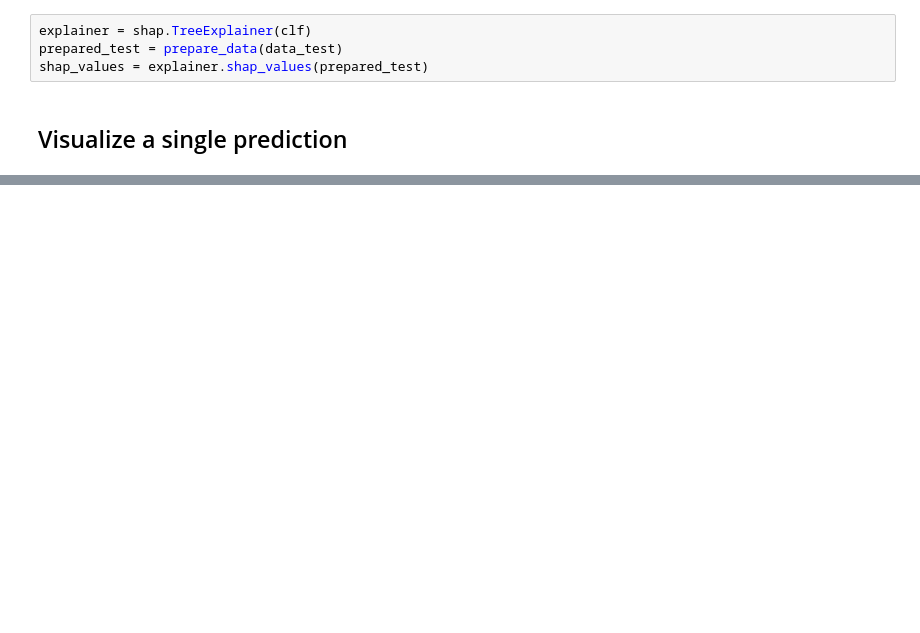
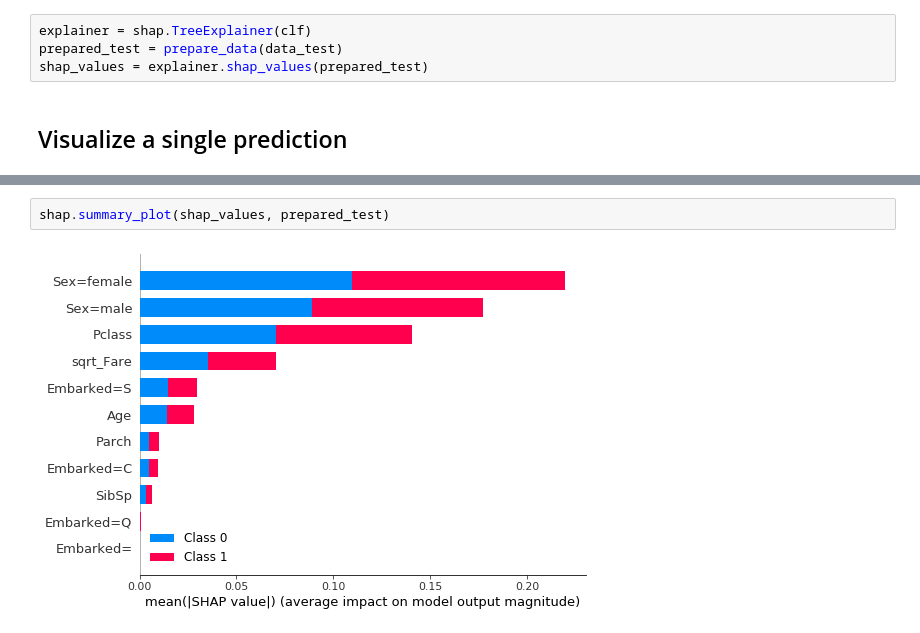
Before and after one commit to stanga87isp/corsoml, a Jupyter notebook: Forest,_Features_and_LightGBM.ipynb, the cells around one changed output, grey strips where cells are left out. Saved outputs shown, nothing was run; the diff lists cells and outputs as text; blank space fills up the shorter version.

```diff
--- a/Forest,_Features_and_LightGBM.ipynb
+++ b/Forest,_Features_and_LightGBM.ipynb
@@ -302,0 +321,4 @@ Name: 730, dtype: float64
+# %%
+shap.summary_plot(shap_values, prepared_test)
+# %% [output]
+[figure, added]
```
Also changed, not shown: parts of 9 cells of this notebook.
